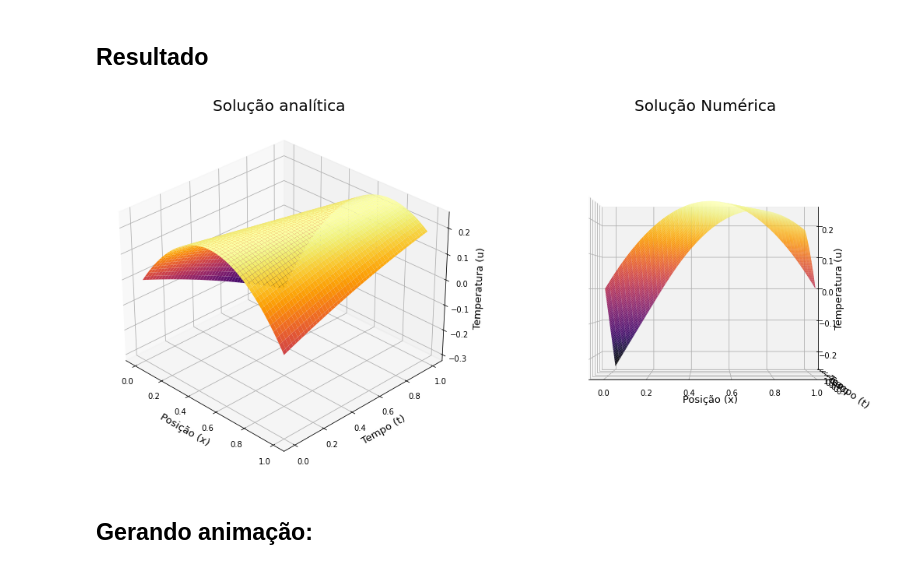
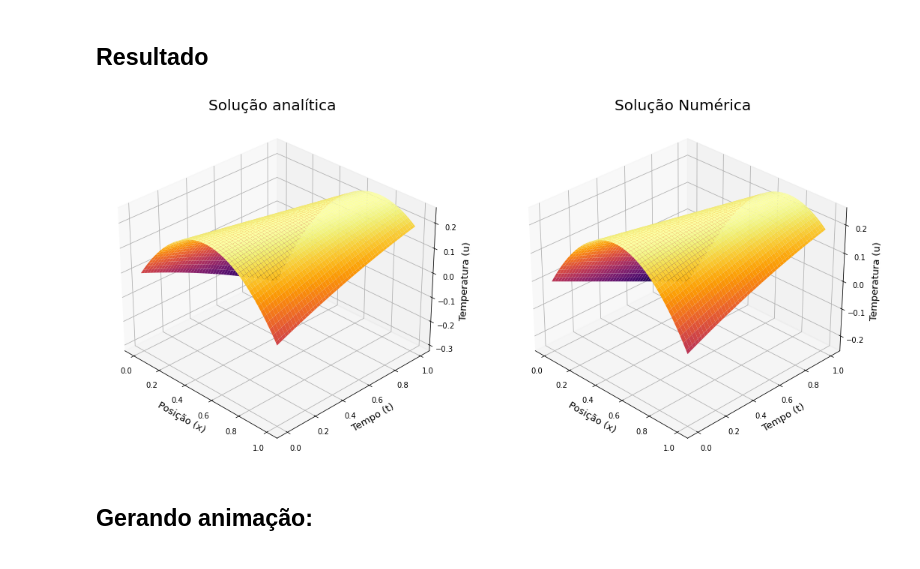
Before and after one commit to Karl-Marcos/Trabalho_Analise_Numerica, a Jupyter notebook: equação de advecção.ipynb, the cells around one changed output. Cells and saved outputs as stored; diff of their text form; code cells hidden in the pictures.

```diff
--- a/equação de advecção.ipynb
+++ b/equação de advecção.ipynb
@@ -63,28 +63,28 @@ for n in range(Nt - 1):
 # %%
 X, T = np.meshgrid(x, t)
 fig = plt.figure(figsize=(18, 9))
 
 # solução analítica
 ax1 = fig.add_subplot(121, projection='3d')
 ax1.plot_surface(T, X, ua, cmap='inferno')
 ax1.view_init(elev=30, azim=-45)
 ax1.set_title('Solução analítica', fontsize = 20)
 ax1.set_xlabel('Posição (x)', fontsize = 13)
 ax1.set_ylabel('Tempo (t)', fontsize = 13)
 ax1.set_zlabel('Temperatura (u)', fontsize = 13)
 
 # Solução numérica
 ax2 = fig.add_subplot(122, projection='3d')
 ax2.plot_surface(T,X, un, cmap='inferno')
-ax2.view_init(elev=0, azim=-90)
+ax2.view_init(elev=30, azim=-45)
 ax2.set_title('Solução Numérica', fontsize = 20)
 ax2.set_xlabel('Posição (x)', fontsize = 13)
 ax2.set_ylabel('Tempo (t)', fontsize = 13)
 ax2.set_zlabel('Temperatura (u)', fontsize = 13)
 
 plt.savefig(r'imagens\adveccao.png',dpi = 200)
 # %% [output]
-[figure, old version]
+[figure, new version]
 # %% [markdown]
 ## Gerando animação:
 # %%
```
Also changed, not shown: 2 other files.
